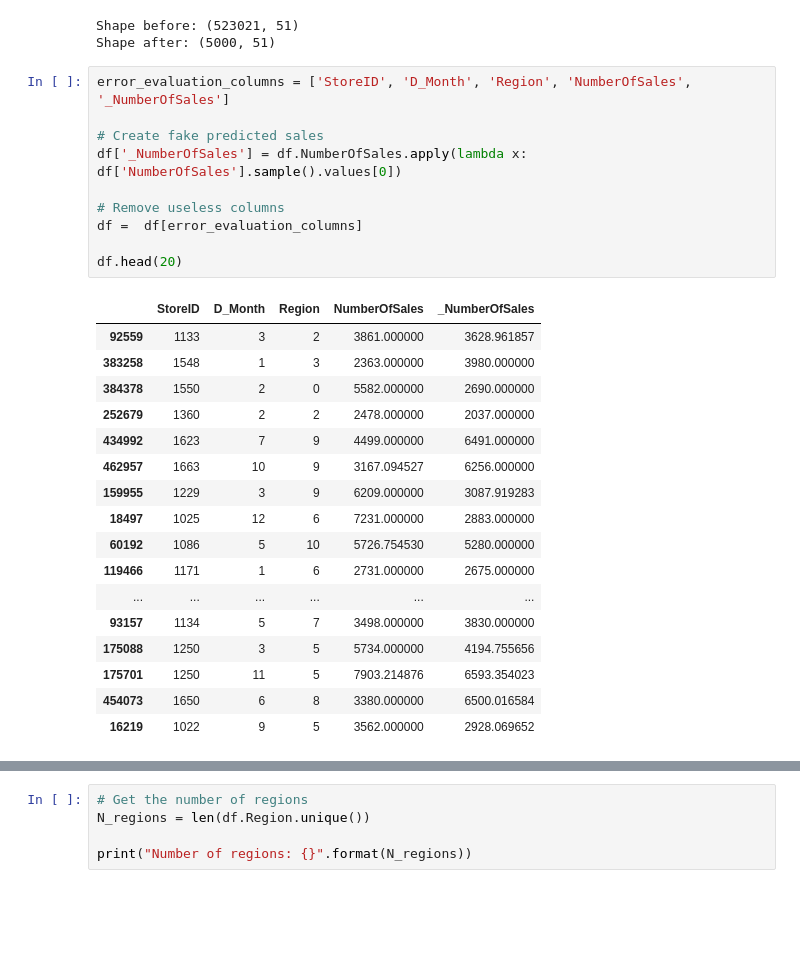
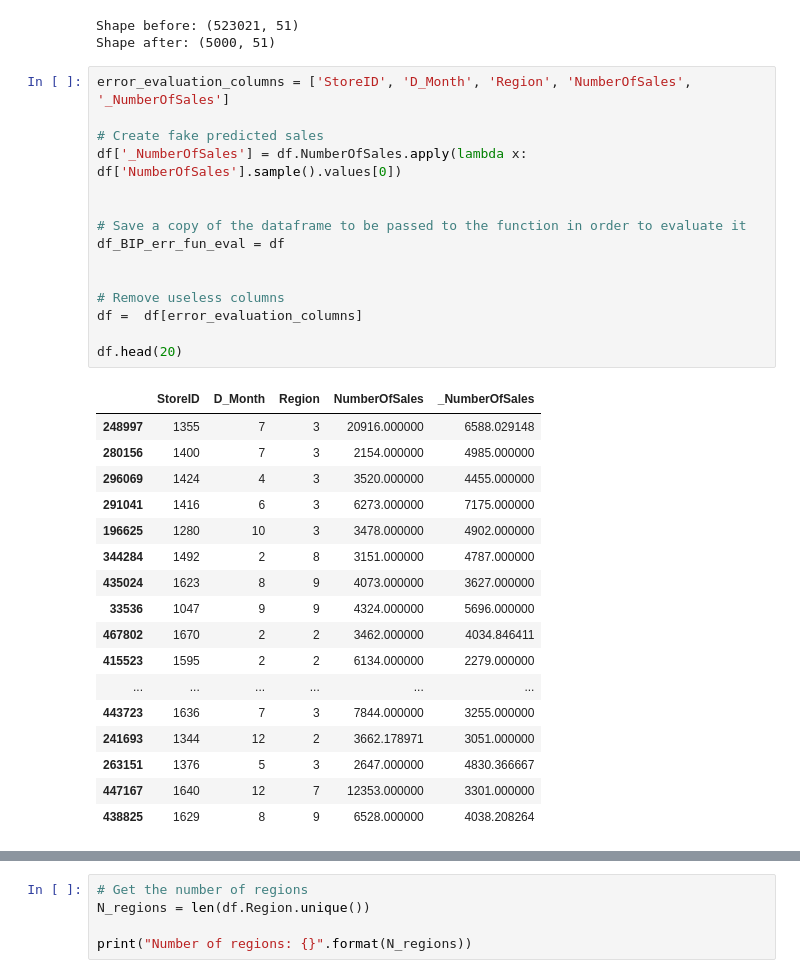
Before and after one commit to mirkomantovani/DMTM-project-BIP, a Jupyter notebook: BIP_error_function.ipynb, the cells around one changed output, grey strips where cells are left out. Saved outputs shown, nothing was run; the diff lists cells and outputs as text; blank space fills up the shorter version.

Commit message:
BIP error function now available

```diff
--- a/BIP_error_function.ipynb
+++ b/BIP_error_function.ipynb
@@ -34,31 +34,36 @@ Shape after: (5000, 51)
 # %%
 error_evaluation_columns = ['StoreID', 'D_Month', 'Region', 'NumberOfSales', '_NumberOfSales']
 
 # Create fake predicted sales
 df['_NumberOfSales'] = df.NumberOfSales.apply(lambda x: df['NumberOfSales'].sample().values[0])
 
+
+# Save a copy of the dataframe to be passed to the function in order to evaluate it
+df_BIP_err_fun_eval = df
+
+
 # Remove useless columns
 df =  df[error_evaluation_columns]
 
 df.head(20)
 # %% [output]
 |  | StoreID | D_Month | Region | NumberOfSales | _NumberOfSales |
-| 92559 | 1133 | 3 | 2 | 3861.000000 | 3628.961857 |
-| 383258 | 1548 | 1 | 3 | 2363.000000 | 3980.000000 |
-| 384378 | 1550 | 2 | 0 | 5582.000000 | 2690.000000 |
-| 252679 | 1360 | 2 | 2 | 2478.000000 | 2037.000000 |
-| 434992 | 1623 | 7 | 9 | 4499.000000 | 6491.000000 |
-| 462957 | 1663 | 10 | 9 | 3167.094527 | 6256.000000 |
-| 159955 | 1229 | 3 | 9 | 6209.000000 | 3087.919283 |
-| 18497 | 1025 | 12 | 6 | 7231.000000 | 2883.000000 |
-| 60192 | 1086 | 5 | 10 | 5726.754530 | 5280.000000 |
-| 119466 | 1171 | 1 | 6 | 2731.000000 | 2675.000000 |
+| 248997 | 1355 | 7 | 3 | 20916.000000 | 6588.029148 |
+| 280156 | 1400 | 7 | 3 | 2154.000000 | 4985.000000 |
+| 296069 | 1424 | 4 | 3 | 3520.000000 | 4455.000000 |
+| 291041 | 1416 | 6 | 3 | 6273.000000 | 7175.000000 |
+| 196625 | 1280 | 10 | 3 | 3478.000000 | 4902.000000 |
+| 344284 | 1492 | 2 | 8 | 3151.000000 | 4787.000000 |
+| 435024 | 1623 | 8 | 9 | 4073.000000 | 3627.000000 |
+| 33536 | 1047 | 9 | 9 | 4324.000000 | 5696.000000 |
+| 467802 | 1670 | 2 | 2 | 3462.000000 | 4034.846411 |
+| 415523 | 1595 | 2 | 2 | 6134.000000 | 2279.000000 |
 | ... | ... | ... | ... | ... | ... |
-| 93157 | 1134 | 5 | 7 | 3498.000000 | 3830.000000 |
-| 175088 | 1250 | 3 | 5 | 5734.000000 | 4194.755656 |
-| 175701 | 1250 | 11 | 5 | 7903.214876 | 6593.354023 |
-| 454073 | 1650 | 6 | 8 | 3380.000000 | 6500.016584 |
-| 16219 | 1022 | 9 | 5 | 3562.000000 | 2928.069652 |
+| 443723 | 1636 | 7 | 3 | 7844.000000 | 3255.000000 |
+| 241693 | 1344 | 12 | 2 | 3662.178971 | 3051.000000 |
+| 263151 | 1376 | 5 | 3 | 2647.000000 | 4830.366667 |
+| 447167 | 1640 | 12 | 7 | 12353.000000 | 3301.000000 |
+| 438825 | 1629 | 8 | 9 | 6528.000000 | 4038.208264 |
 # %%
 # let's keep only march and april
 df = df.loc[df['D_Month'].isin([3,4])]
```
Also changed, not shown: parts of 7 cells of this notebook, 2 other files.
